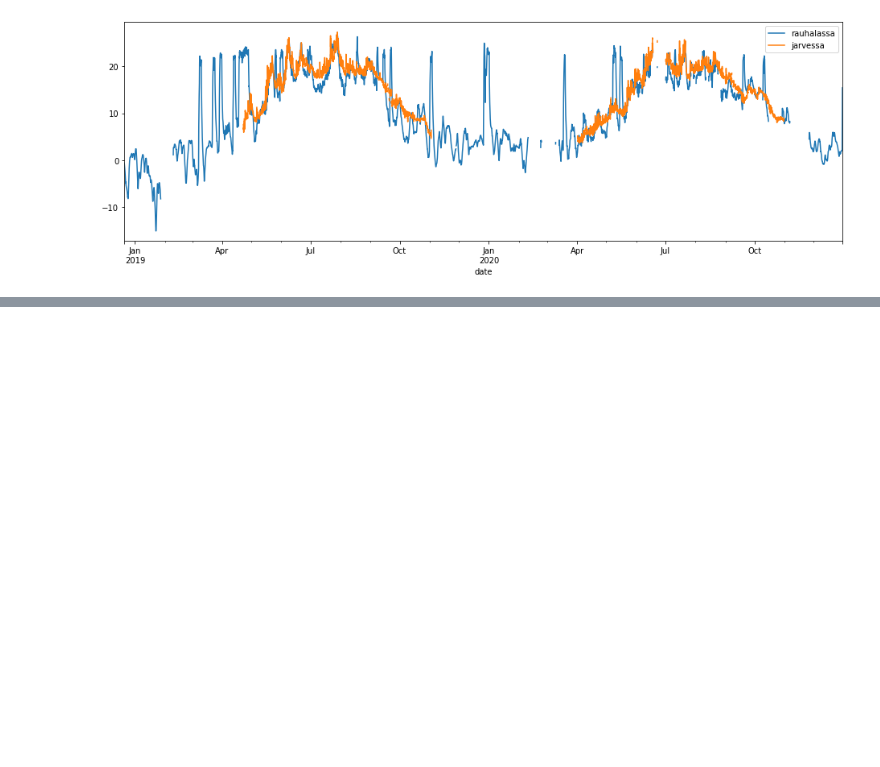
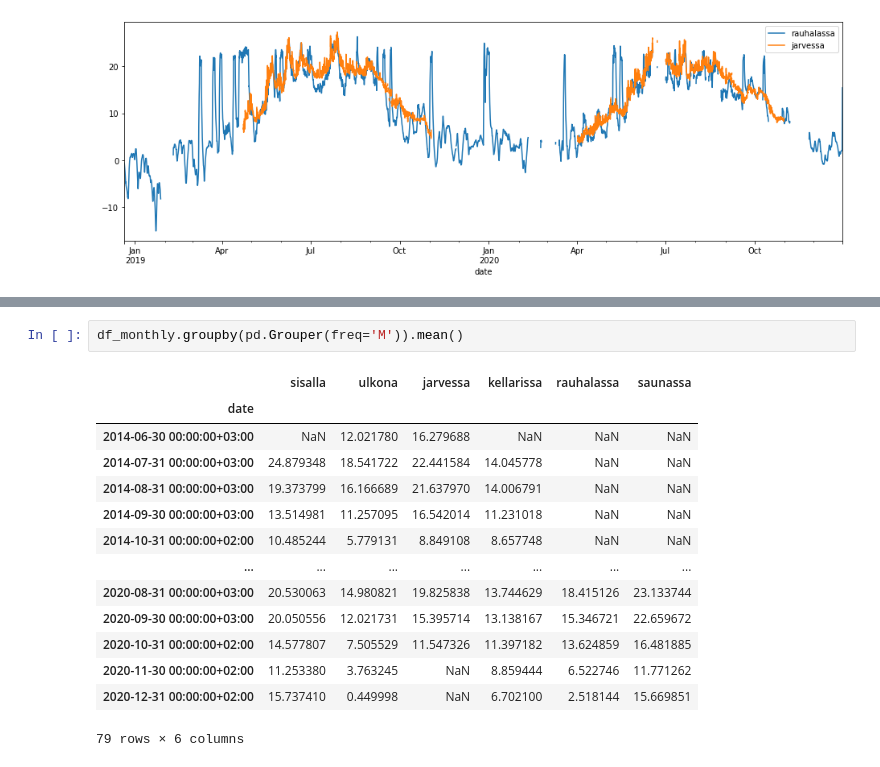
Before and after one commit to vuorenkoski/lampotilat, a Jupyter notebook: datan_esittaminen.ipynb, the cells around one changed output, grey strips where cells are left out. Drawn from its saved outputs; the diff is of its cells as text; blank space fills up the shorter version.

```diff
--- a/datan_esittaminen.ipynb
+++ b/datan_esittaminen.ipynb
@@ -110,0 +121,17 @@ date
+# %%
+df_monthly.groupby(pd.Grouper(freq='M')).mean()
+# %% [output]
+|  | sisalla | ulkona | jarvessa | kellarissa | rauhalassa | saunassa |
+| date |  |  |  |  |  |  |
+| 2014-06-30 00:00:00+03:00 | NaN | 12.021780 | 16.279688 | NaN | NaN | NaN |
+| 2014-07-31 00:00:00+03:00 | 24.879348 | 18.541722 | 22.441584 | 14.045778 | NaN | NaN |
+| 2014-08-31 00:00:00+03:00 | 19.373799 | 16.166689 | 21.637970 | 14.006791 | NaN | NaN |
+| 2014-09-30 00:00:00+03:00 | 13.514981 | 11.257095 | 16.542014 | 11.231018 | NaN | NaN |
+| 2014-10-31 00:00:00+02:00 | 10.485244 | 5.779131 | 8.849108 | 8.657748 | NaN | NaN |
+| ... | ... | ... | ... | ... | ... | ... |
+| 2020-08-31 00:00:00+03:00 | 20.530063 | 14.980821 | 19.825838 | 13.744629 | 18.415126 | 23.133744 |
+| 2020-09-30 00:00:00+03:00 | 20.050556 | 12.021731 | 15.395714 | 13.138167 | 15.346721 | 22.659672 |
+| 2020-10-31 00:00:00+02:00 | 14.577807 | 7.505529 | 11.547326 | 11.397182 | 13.624859 | 16.481885 |
+| 2020-11-30 00:00:00+02:00 | 11.253380 | 3.763245 | NaN | 8.859444 | 6.522746 | 11.771262 |
+| 2020-12-31 00:00:00+02:00 | 15.737410 | 0.449998 | NaN | 6.702100 | 2.518144 | 15.669851 |
+79 rows × 6 columns
```
Also changed, not shown: parts of 11 cells of this notebook.
